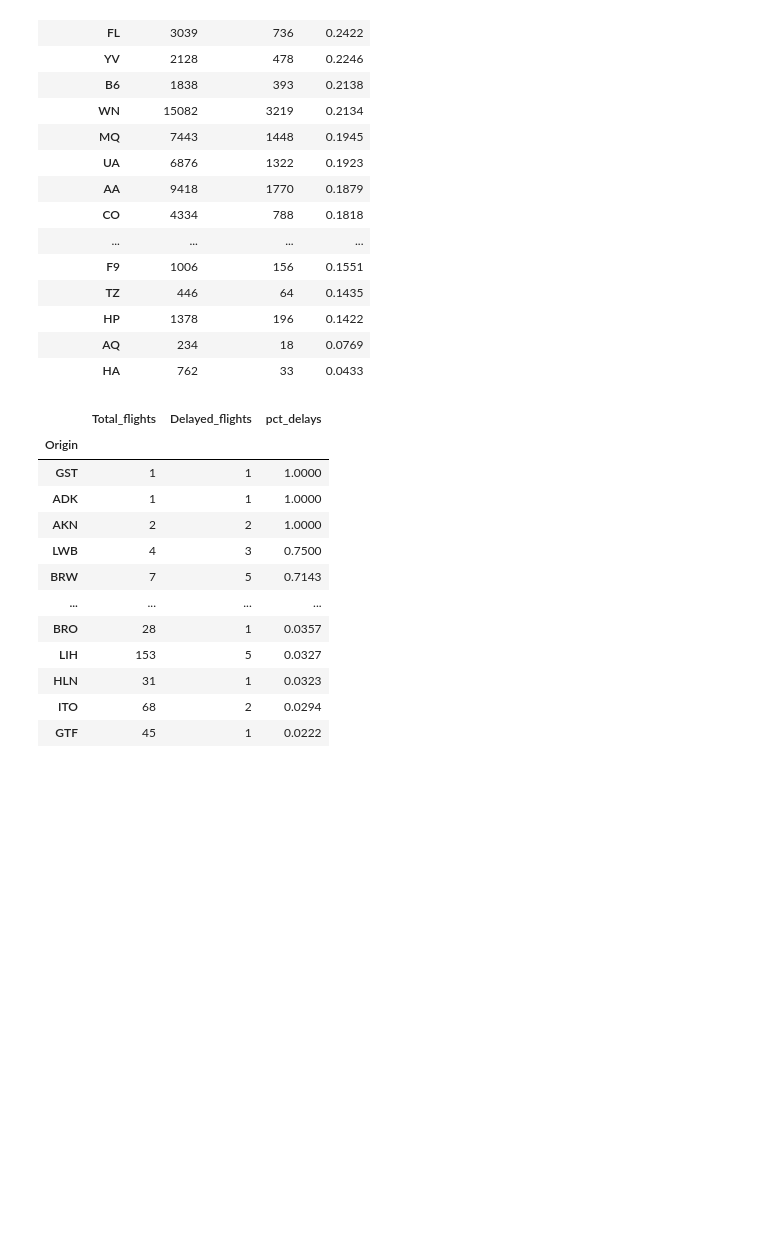
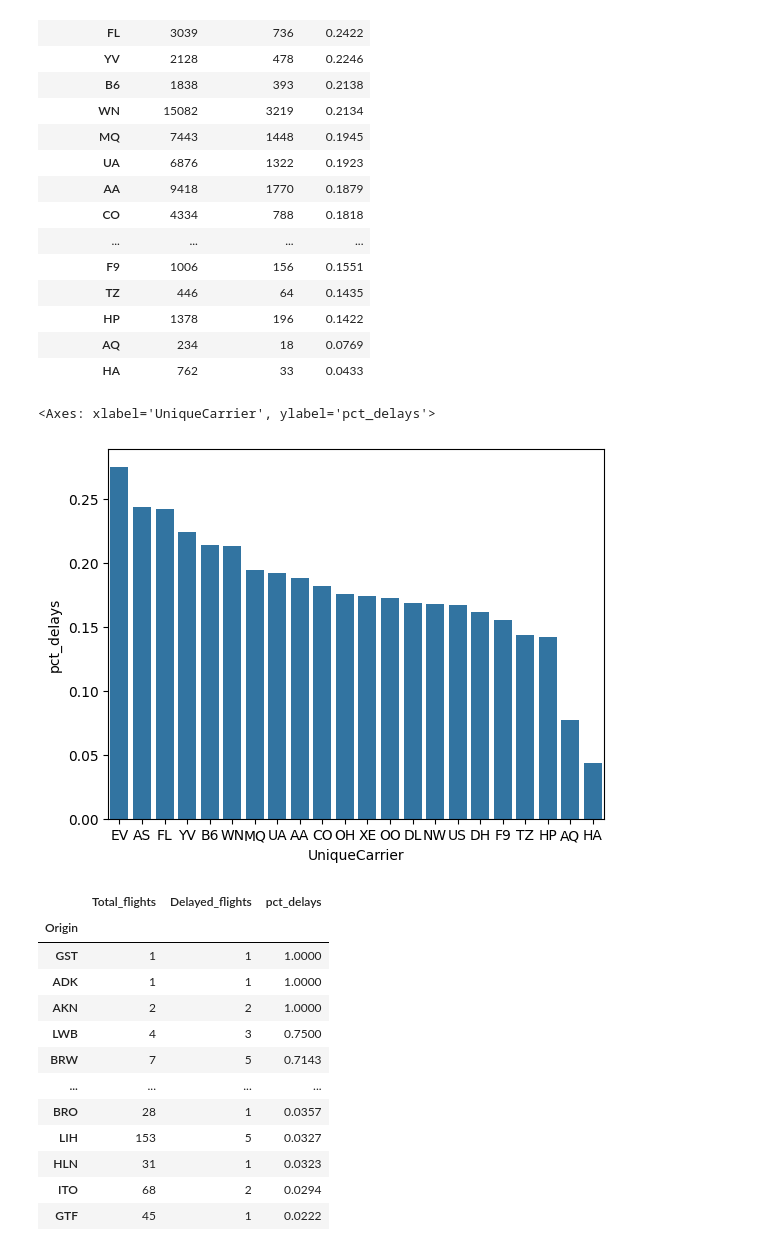
Before and after one commit to Estebancid/kaggle_flight_delays_prediction, a Jupyter notebook: predictor_delays.ipynb, the cells around one changed output. Drawn from its saved outputs; the diff is of its cells as text; code cells hidden in the pictures; blank space fills up the shorter version.

```diff
--- a/predictor_delays.ipynb
+++ b/predictor_delays.ipynb
@@ -287,6 +284,11 @@ airlines_pct_delay
 | HP | 1378 | 196 | 0.1422 |
 | AQ | 234 | 18 | 0.0769 |
 | HA | 762 | 33 | 0.0433 |
+# %%
+sns.barplot(airlines_pct_delay['pct_delays'])
+# %% [output]
+<Axes: xlabel='UniqueCarrier', ylabel='pct_delays'>
+[figure, added]
 # %%
 # Repito el proceso para analizar las diferencias en el porcentaje de vuelos retrasados según el aeropuerto de origen
 vuelos_totales = df.groupby('Origin')['dep_delayed_15min'].count()
```
Also changed, not shown: parts of 13 cells of this notebook.
